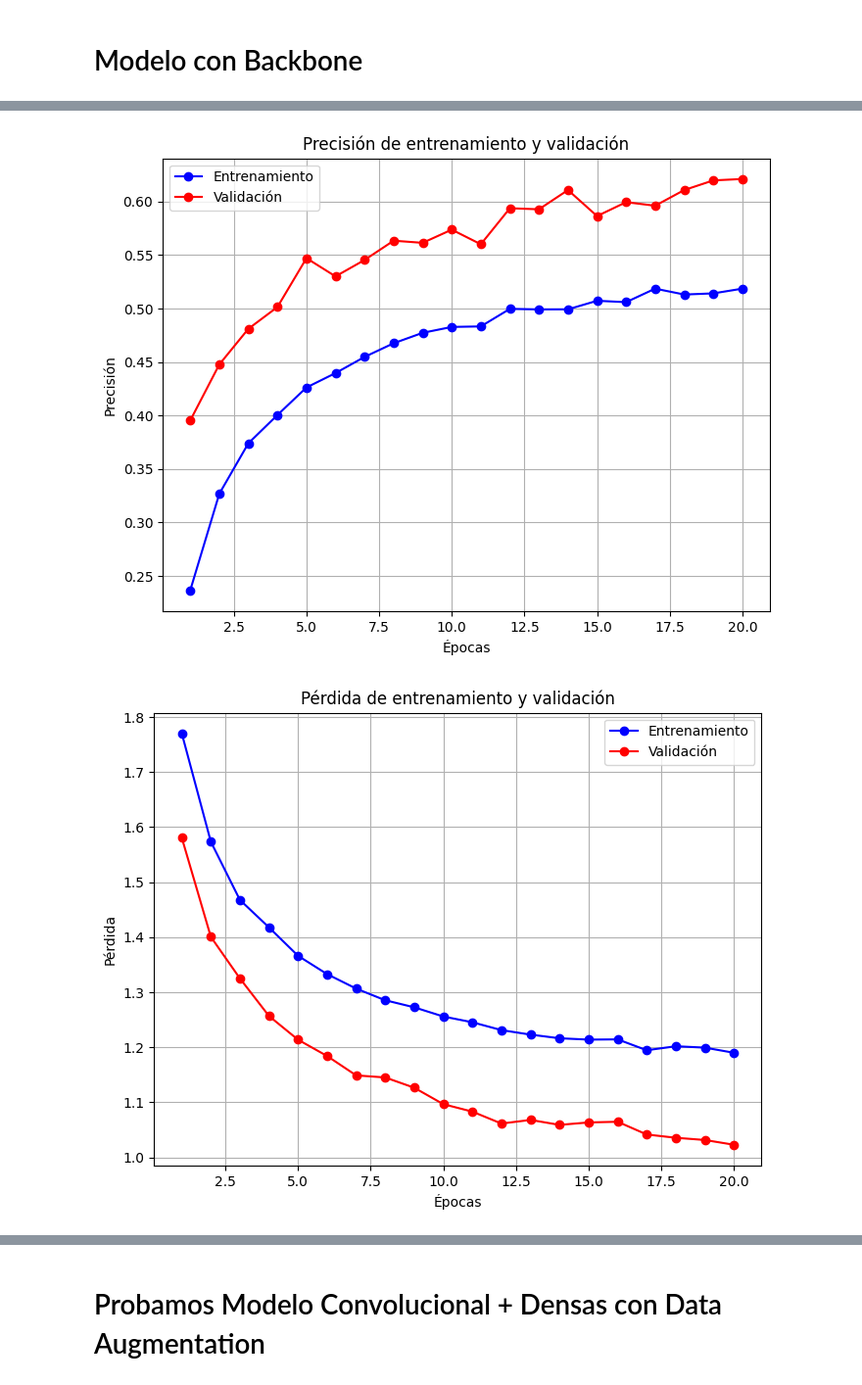
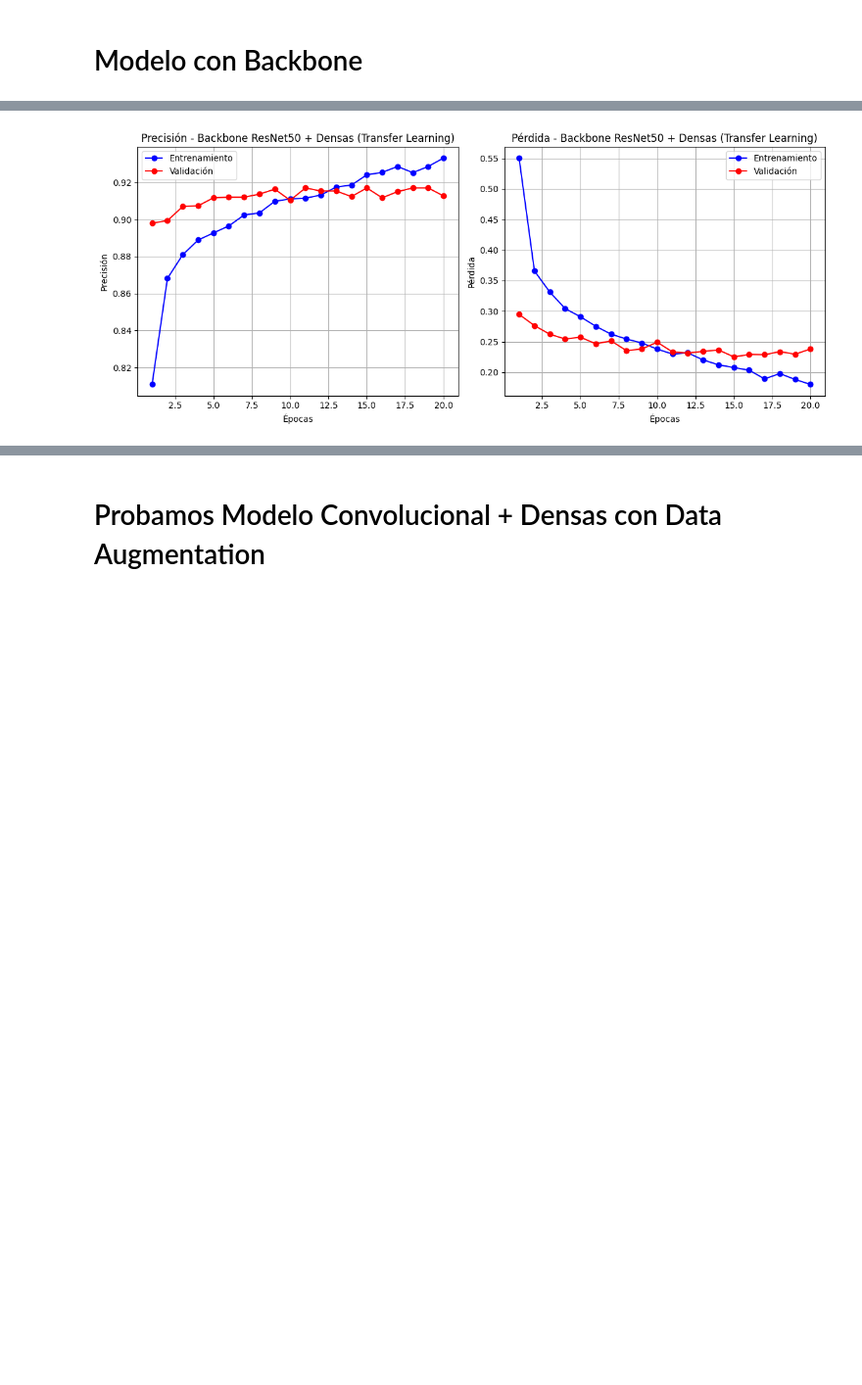
Before and after one commit to valenrosito/TP1-AA2, a Jupyter notebook: TP1 - Problema 3/TP1_Problema_3.ipynb, the cells around one changed output, grey strips where cells are left out. Shown at 98% size. Cells and saved outputs as stored; diff of their text form; code cells hidden in the pictures; blank space fills up the shorter version.

```diff
--- a/TP1 - Problema 3/TP1_Problema_3.ipynb
+++ b/TP1 - Problema 3/TP1_Problema_3.ipynb
@@ -43,7 +65,7 @@ train_ds1 = tf.keras.utils.image_dataset_from_directory(
     label_mode="categorical"
 )
 
-val_ds2 = tf.keras.utils.image_dataset_from_directory(
+val_ds1 = tf.keras.utils.image_dataset_from_directory(
     test_dir,
     image_size=IMG_SIZE,
     batch_size=batch_size,
@@ -54,5 +76,5 @@ val_ds2 = tf.keras.utils.image_dataset_from_directory(
 normalization_layer = layers.Rescaling(1./255)
 
 train_ds = train_ds1.map(lambda x, y: (normalization_layer(x), y)).cache().prefetch(buffer_size=tf.data.AUTOTUNE)
-val_ds = val_ds2.map(lambda x, y: (normalization_layer(x), y)).cache().prefetch(buffer_size=tf.data.AUTOTUNE)
+val_ds = val_ds1.map(lambda x, y: (normalization_layer(x), y)).cache().prefetch(buffer_size=tf.data.AUTOTUNE)
 # %% [output]
@@ -475,7 +499,7 @@ Durante la fase de *tuning*, se evaluó el impacto de la complejidad del modelo.
 # %%
 # === Backbone preentrenado ===
 base_model = tf.keras.applications.ResNet50(
-    input_shape=img_size + (3,),
+    input_shape=IMG_SIZE + (3,),
     include_top=False,       # quitamos las capas densas originales
     weights='imagenet'       # usamos pesos preentrenados
 )
@@ -505,14 +529,14 @@ callbacks_list = [
 ]
 
 history = model.fit(
-    train_ds,
-    validation_data=val_ds,
+    train_ds1,
+    validation_data=val_ds1,
     epochs=20,
     callbacks=callbacks_list,
     verbose=1
 )
 
-loss, acc = model.evaluate(val_ds)
+loss, acc = model.evaluate(val_ds1)
 print(f"Pérdida en test: {loss:.4f} - Exactitud en test: {acc:.4f}")
 
 plot_training_history("Backbone ResNet50 + Densas (Transfer Learning)", history)
@@ -537,2 +561 @@ Pérdida en test: 1.0231 - Exactitud en test: 0.6210
-[figure, old version]
+[figure, new version]
-[figure, removed]
```
Also changed, not shown: parts of 10 cells of this notebook.
